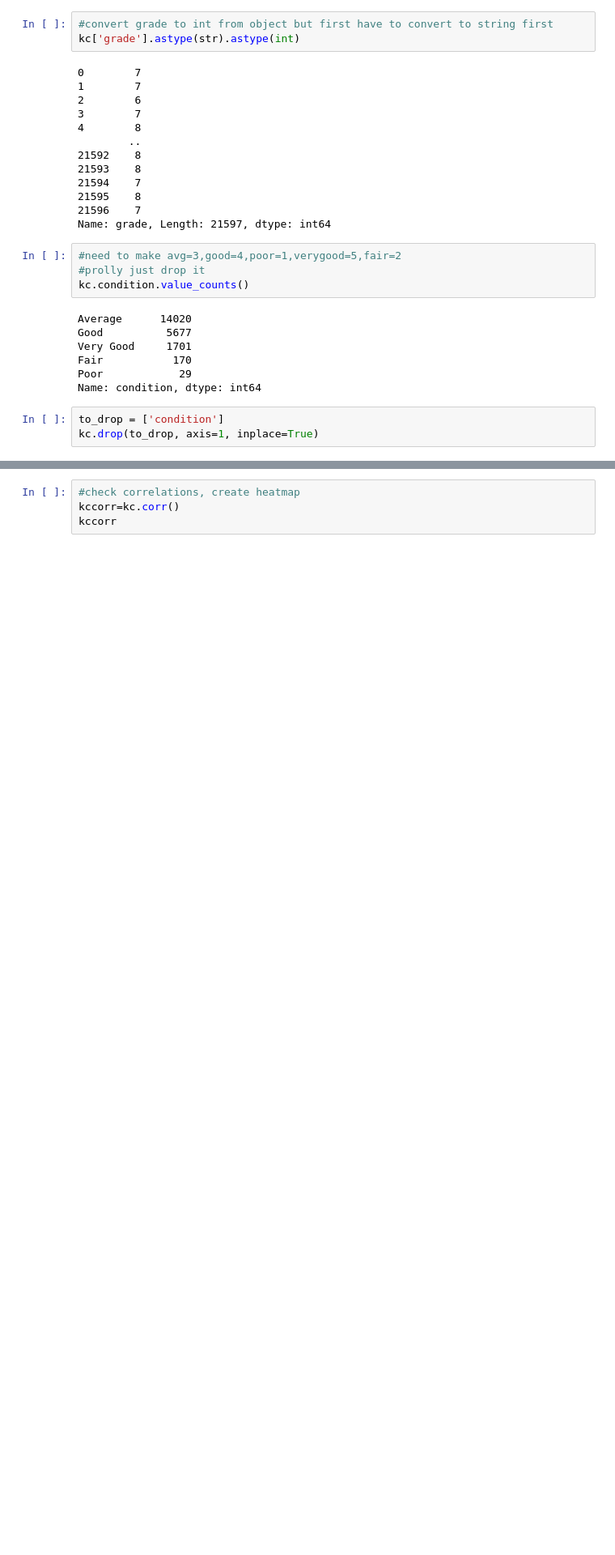
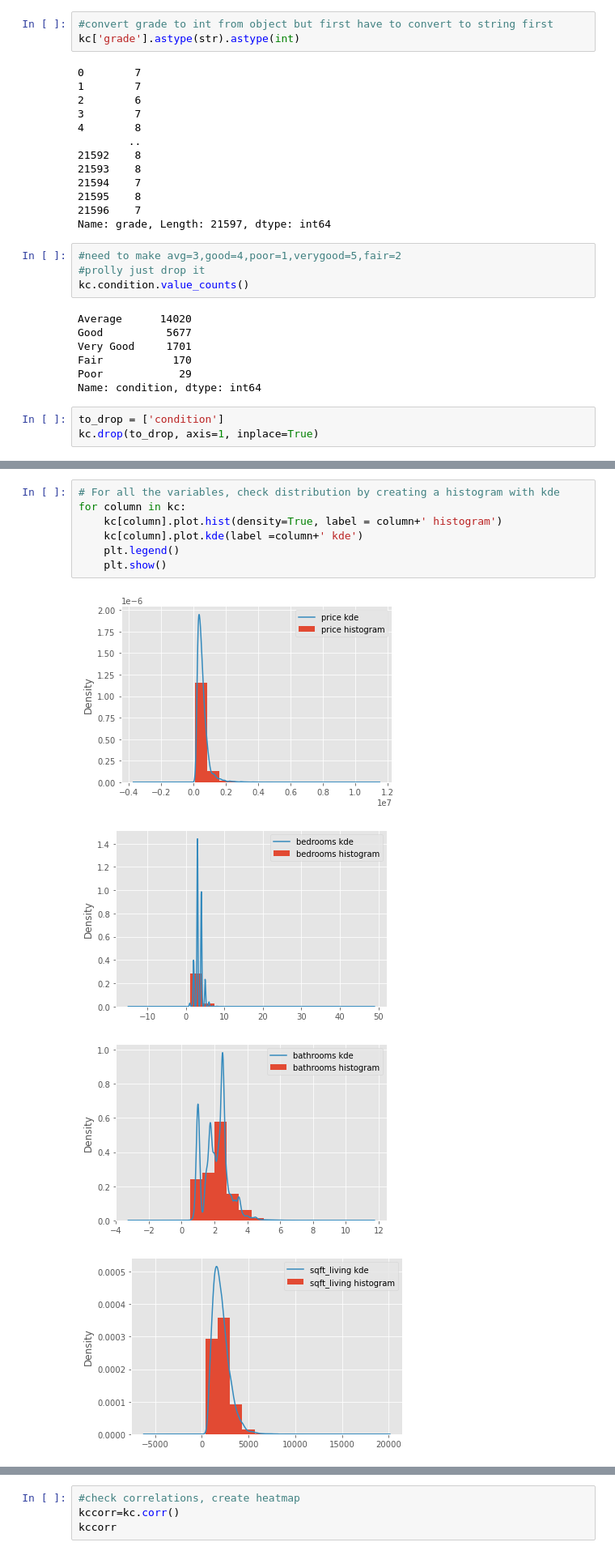
Before and after one commit to sumed-h/Group-3, a Jupyter notebook: studentfinal.ipynb, the cells around one changed output, grey strips where cells are left out. Shown at 81% size. Cells and saved outputs as stored; diff of their text form; blank space fills up the shorter version.

```diff
--- a/studentfinal.ipynb
+++ b/studentfinal.ipynb
@@ -322,0 +318,12 @@ kc
+# %%
+# For all the variables, check distribution by creating a histogram with kde
+for column in kc:
+    kc[column].plot.hist(density=True, label = column+' histogram')
+    kc[column].plot.kde(label =column+' kde')
+    plt.legend()
+    plt.show()
+# %% [output]
+[figure, added]
+[figure, added]
+[figure, added]
+[figure, added]
```
Also changed, not shown: parts of 48 cells of this notebook.
